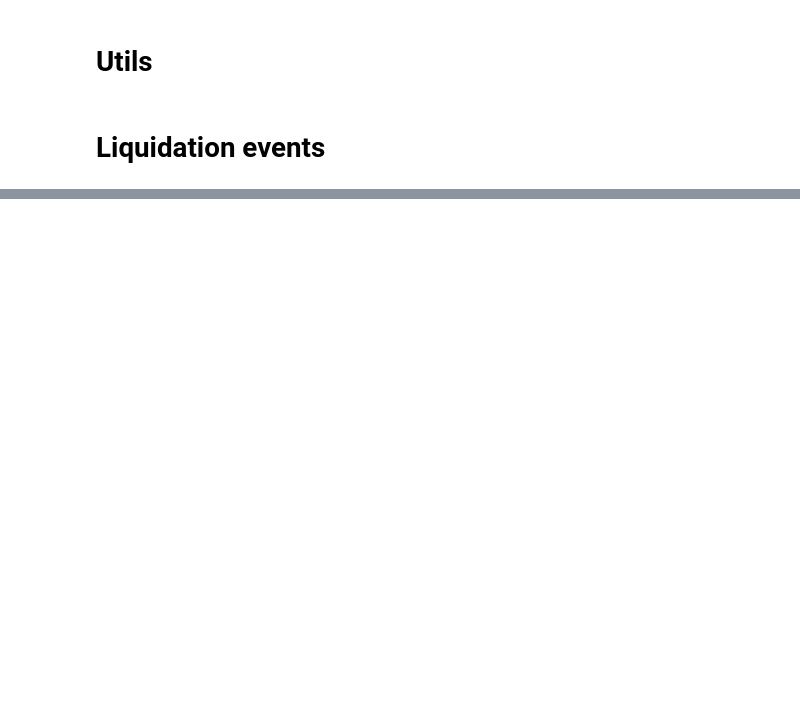
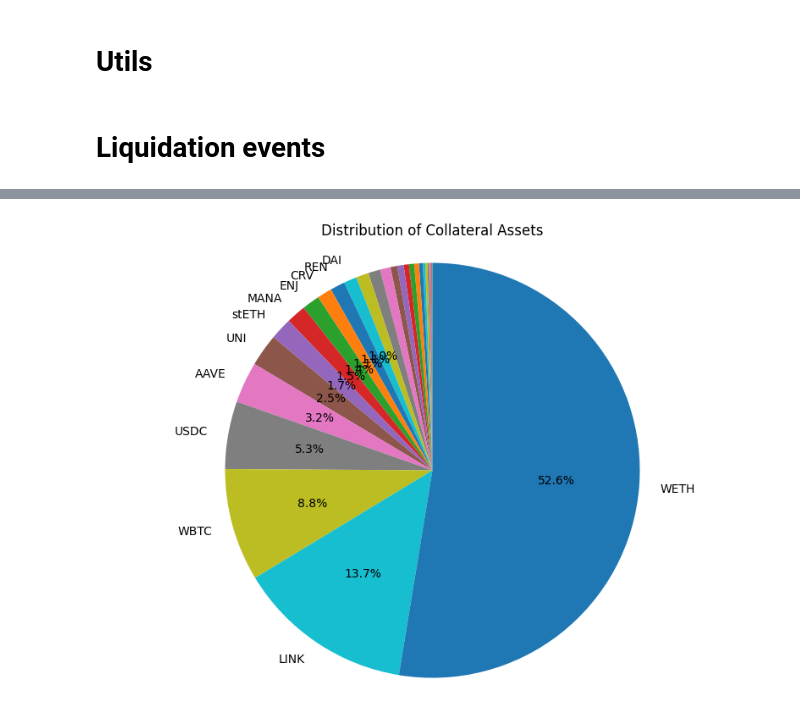
Before and after one commit to MathisGD/data-liquidations, a Jupyter notebook: main.ipynb, the cells around one changed output, grey strips where cells are left out. Cells and saved outputs as stored; diff of their text form; code cells hidden in the pictures; blank space fills up the shorter version.

```diff
--- a/main.ipynb
+++ b/main.ipynb
@@ -261,0 +265,5 @@ plt.show()
+# %%
+for asset in assets:
+    print(asset)
+    print(prices.filter(pl.col('asset').cast(pl.Utf8) == asset)["time"].min())
+    print(prices.filter(pl.col('asset').cast(pl.Utf8) == asset)["time"].max())
@@ -261,0 +446,18 @@ plt.show()
+# %%
+# Collateral Assets
+
+collateral_distribution = liquidations.group_by("collateralAsset").agg(pl.count("collateralAsset").alias("count"))
+collateral_distribution = collateral_distribution.sort("count")
+
+labels = [get_symbol(Web3.to_checksum_address(asset)) for asset in collateral_distribution["collateralAsset"].to_list()]
+sizes = collateral_distribution["count"].to_list()
+total = sum(sizes)
+labels = [label if (size / total) > 0.01 else '' for label, size in zip(labels, sizes)]
+
+plt.figure(figsize=(10, 7))
+plt.pie(sizes, labels=labels, autopct=lambda p: f'{p:.1f}%' if p > 1 else '', startangle=90)
+plt.title('Distribution of Collateral Assets')
+plt.axis('equal')
+plt.show()
+# %% [output]
+[figure, added]
```
Also changed, not shown: parts of 14 cells of this notebook.
